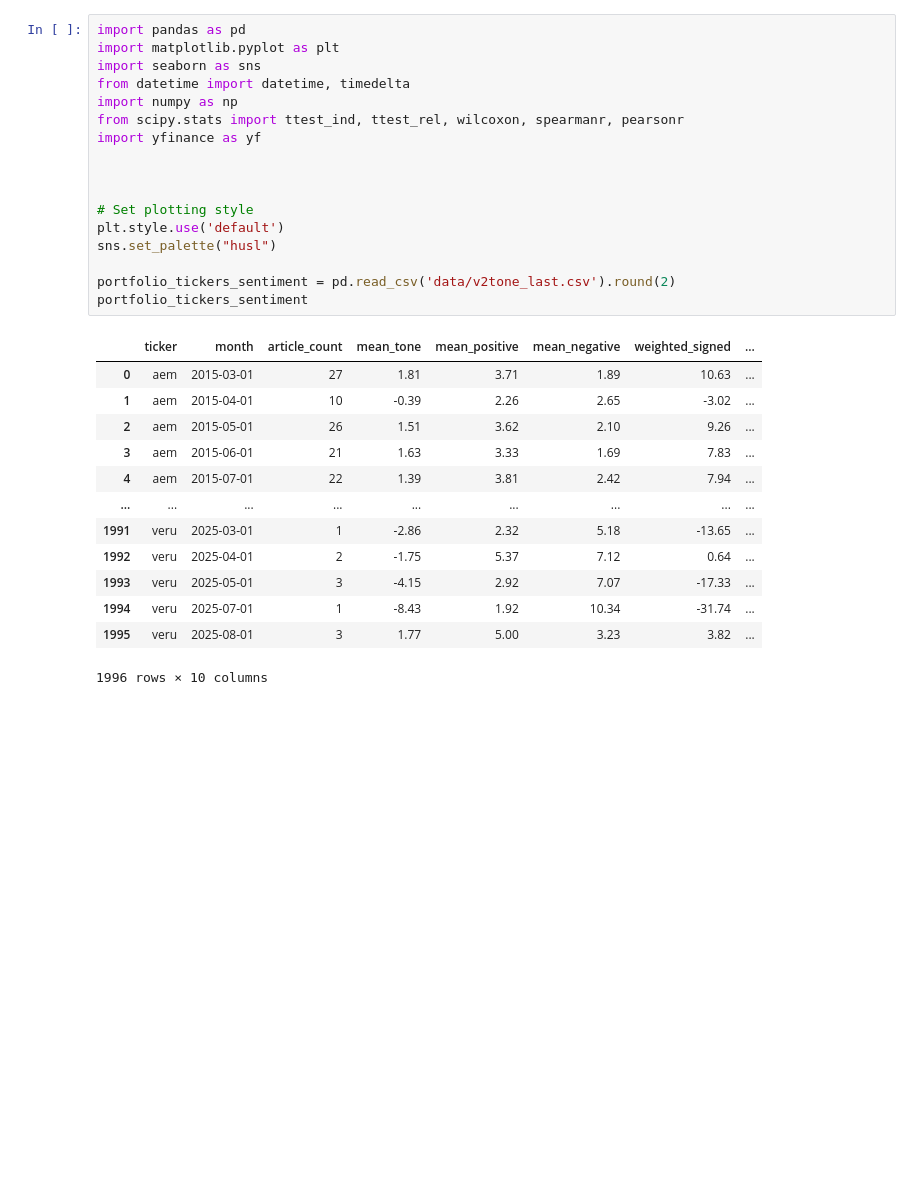
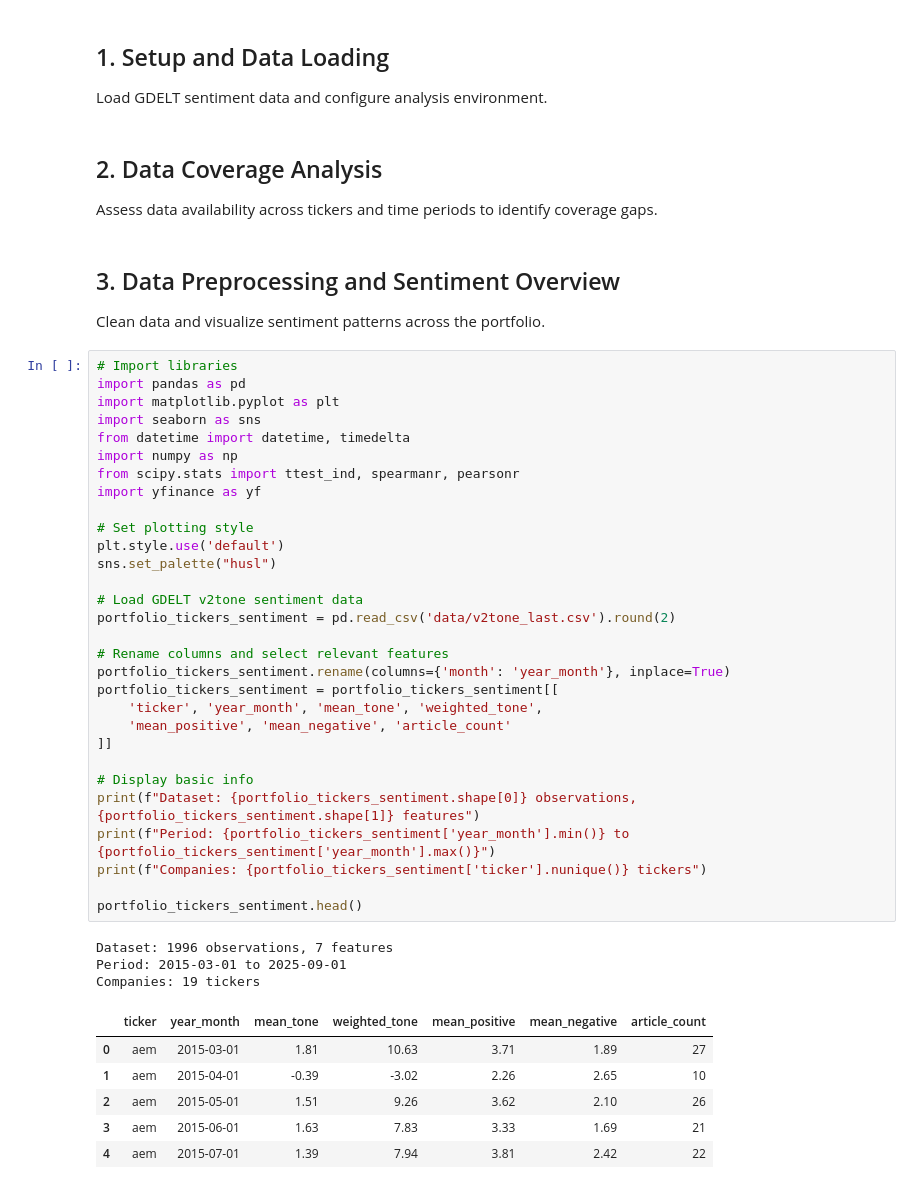
Before and after one commit to natalia-marko/reinforcement-learning-in-finance, a Jupyter notebook: harlf_last_version/news_scraper/sentiment_data_gdelt.ipynb, the cells around one changed output. Saved outputs shown, nothing was run; the diff lists cells and outputs as text; blank space fills up the shorter version.

```diff
--- a/harlf_last_version/news_scraper/sentiment_data_gdelt.ipynb
+++ b/harlf_last_version/news_scraper/sentiment_data_gdelt.ipynb
@@ -1,31 +23,52 @@
+# %% [markdown]
+## 1. Setup and Data Loading
+
+Load GDELT sentiment data and configure analysis environment.
+# %% [markdown]
+## 2. Data Coverage Analysis
+
+Assess data availability across tickers and time periods to identify coverage gaps.
+# %% [markdown]
+## 3. Data Preprocessing and Sentiment Overview
+
+Clean data and visualize sentiment patterns across the portfolio.
 # %%
+# Import libraries
 import pandas as pd
 import matplotlib.pyplot as plt
 import seaborn as sns
 from datetime import datetime, timedelta
 import numpy as np
-from scipy.stats import ttest_ind, ttest_rel, wilcoxon, spearmanr, pearsonr
+from scipy.stats import ttest_ind, spearmanr, pearsonr
 import yfinance as yf
-
-
 
 # Set plotting style
 plt.style.use('default')
 sns.set_palette("husl")
 
+# Load GDELT v2tone sentiment data
 portfolio_tickers_sentiment = pd.read_csv('data/v2tone_last.csv').round(2)
-portfolio_tickers_sentiment
+
+# Rename columns and select relevant features
+portfolio_tickers_sentiment.rename(columns={'month': 'year_month'}, inplace=True)
+portfolio_tickers_sentiment = portfolio_tickers_sentiment[[
+    'ticker', 'year_month', 'mean_tone', 'weighted_tone',
+    'mean_positive', 'mean_negative', 'article_count'
+]]
+
+# Display basic info
+print(f"Dataset: {portfolio_tickers_sentiment.shape[0]} observations, {portfolio_tickers_sentiment.shape[1]} features")
+print(f"Period: {portfolio_tickers_sentiment['year_month'].min()} to {portfolio_tickers_sentiment['year_month'].max()}")
+print(f"Companies: {portfolio_tickers_sentiment['ticker'].nunique()} tickers")
+
+portfolio_tickers_sentiment.head()
 # %% [output]
+Dataset: 1996 observations, 7 features
+Period: 2015-03-01 to 2025-09-01
+Companies: 19 tickers
-|  | ticker | month | article_count | mean_tone | mean_positive | mean_negative | weighted_signed | ... |
-| 0 | aem | 2015-03-01 | 27 | 1.81 | 3.71 | 1.89 | 10.63 | ... |
-| 1 | aem | 2015-04-01 | 10 | -0.39 | 2.26 | 2.65 | -3.02 | ... |
-| 2 | aem | 2015-05-01 | 26 | 1.51 | 3.62 | 2.10 | 9.26 | ... |
-| 3 | aem | 2015-06-01 | 21 | 1.63 | 3.33 | 1.69 | 7.83 | ... |
-| 4 | aem | 2015-07-01 | 22 | 1.39 | 3.81 | 2.42 | 7.94 | ... |
-| ... | ... | ... | ... | ... | ... | ... | ... | ... |
-| 1991 | veru | 2025-03-01 | 1 | -2.86 | 2.32 | 5.18 | -13.65 | ... |
-| 1992 | veru | 2025-04-01 | 2 | -1.75 | 5.37 | 7.12 | 0.64 | ... |
-| 1993 | veru | 2025-05-01 | 3 | -4.15 | 2.92 | 7.07 | -17.33 | ... |
-| 1994 | veru | 2025-07-01 | 1 | -8.43 | 1.92 | 10.34 | -31.74 | ... |
-| 1995 | veru | 2025-08-01 | 3 | 1.77 | 5.00 | 3.23 | 3.82 | ... |
+|  | ticker | year_month | mean_tone | weighted_tone | mean_positive | mean_negative | article_count |
+| 0 | aem | 2015-03-01 | 1.81 | 10.63 | 3.71 | 1.89 | 27 |
+| 1 | aem | 2015-04-01 | -0.39 | -3.02 | 2.26 | 2.65 | 10 |
+| 2 | aem | 2015-05-01 | 1.51 | 9.26 | 3.62 | 2.10 | 26 |
+| 3 | aem | 2015-06-01 | 1.63 | 7.83 | 3.33 | 1.69 | 21 |
+| 4 | aem | 2015-07-01 | 1.39 | 7.94 | 3.81 | 2.42 | 22 |
-1996 rows × 10 columns
```
Also changed, not shown: parts of 27 cells of this notebook, 6 other files.
